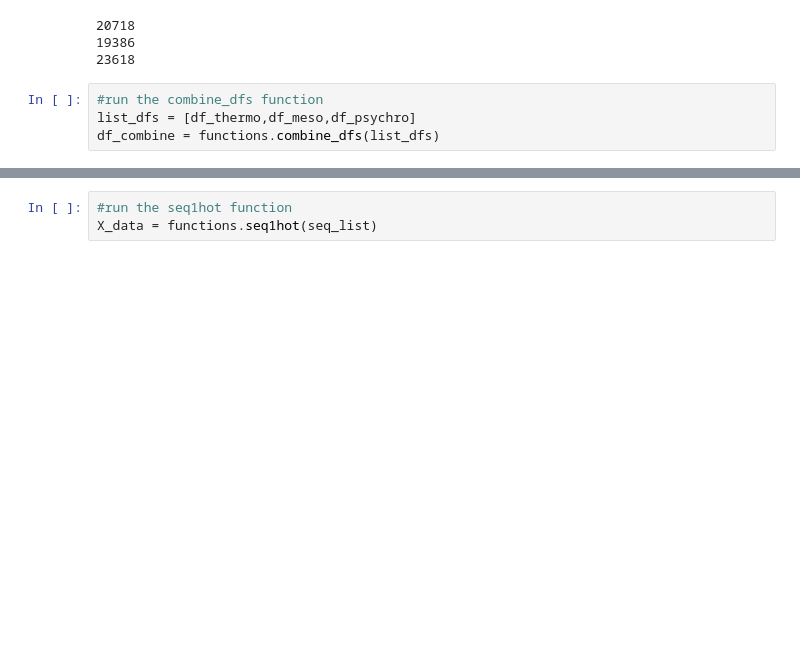
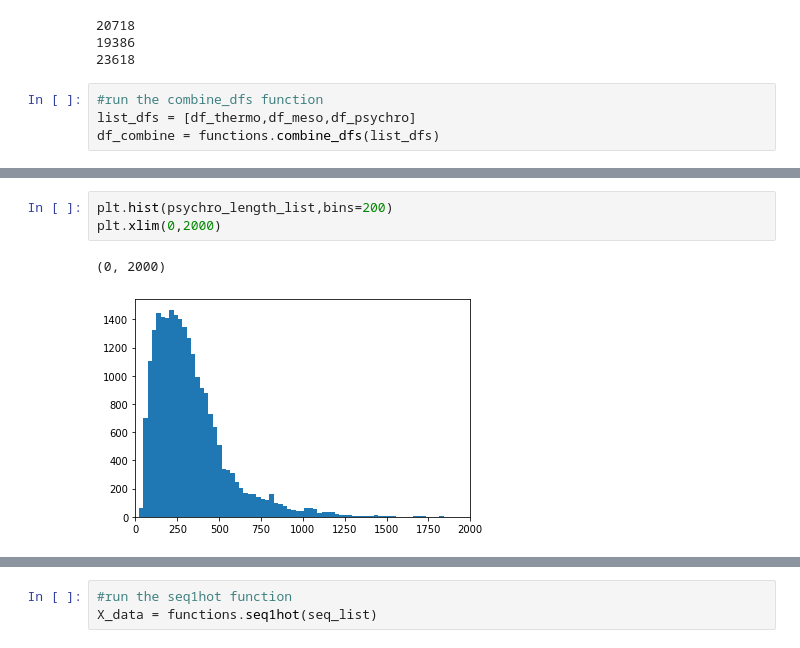
Before and after one commit to nicolepanek/ThermoDrift, a Jupyter notebook: jupyter_files/data_loader.ipynb, the cells around one changed output, grey strips where cells are left out. Saved outputs shown, nothing was run; the diff lists cells and outputs as text; blank space fills up the shorter version.

```diff
--- a/jupyter_files/data_loader.ipynb
+++ b/jupyter_files/data_loader.ipynb
@@ -30,0 +68,6 @@ df_combine = functions.combine_dfs(list_dfs)
+# %%
+plt.hist(psychro_length_list,bins=200)
+plt.xlim(0,2000)
+# %% [output]
+(0, 2000)
+[figure, added]
```
Also changed, not shown: parts of 12 cells of this notebook, 2 other files.
